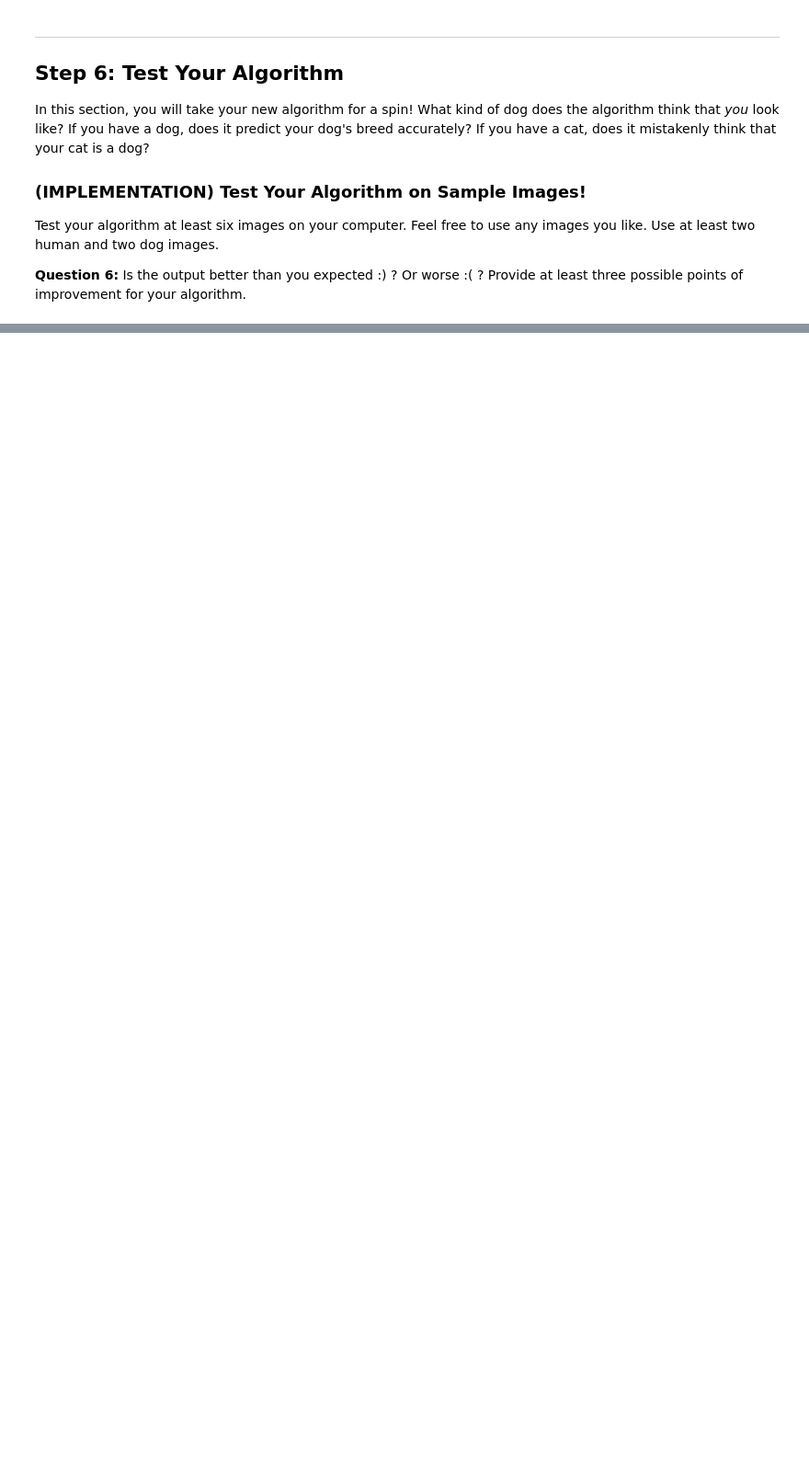
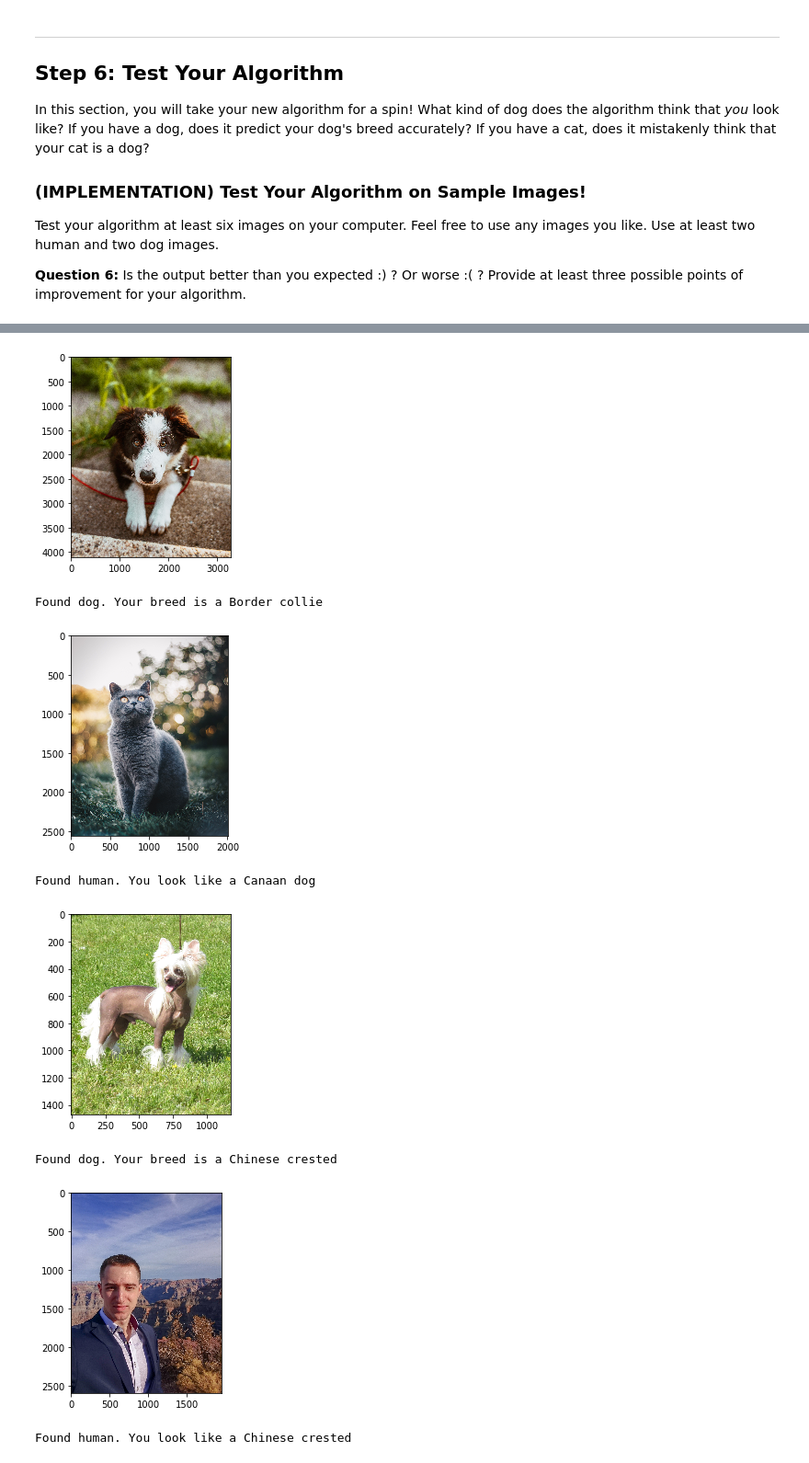
Before and after one commit to awesomner/deep-learning, a Jupyter notebook: project-dog-classifier/dog_app.ipynb, the cells around one changed output, grey strips where cells are left out. Shown at 92% size. Cells and saved outputs as stored; diff of their text form; code cells hidden in the pictures; blank space fills up the shorter version.

```diff
--- a/project-dog-classifier/dog_app.ipynb
+++ b/project-dog-classifier/dog_app.ipynb
@@ -624,8 +727,11 @@ __Answer:__
 Use the next code cell to specify a [loss function](http://pytorch.org/docs/master/nn.html#loss-functions) and [optimizer](http://pytorch.org/docs/master/optim.html).  Save the chosen loss function as `criterion_transfer`, and the optimizer as `optimizer_transfer` below.
 # %%
 criterion_transfer = nn.CrossEntropyLoss()
-optimizer_transfer = optim.SGD(model_transfer.classifier.parameters(), lr=0.1)
+optimizer_transfer = optim.SGD(model_transfer.classifier.parameters(), lr=0.001)
 # %% [markdown]
 ### (IMPLEMENTATION) Train and Validate the Model
 
 Train and validate your model in the code cell below.  [Save the final model parameters](http://pytorch.org/docs/master/notes/serialization.html) at filepath `'model_transfer.pt'`.
+# %%
+# train the model
+model_transfer = train(30, loaders_transfer, model_transfer, optimizer_transfer, criterion_transfer, use_cuda, 'model_transfer.pt')
@@ -632,10 +764,6 @@ Train and validate your model in the code cell below.  [Save the final model par
 # %%
-# train the model
-n_epochs = 20
-model_transfer = train(n_epochs, loaders_transfer, model_transfer, optimizer_transfer, criterion_transfer, use_cuda, 'model_transfer.pt')
-
 # load the model that got the best validation accuracy (uncomment the line below)
-#model_transfer.load_state_dict(torch.load('model_transfer.pt'))
+model_transfer.load_state_dict(torch.load('model_transfer.pt'))
 # %% [markdown]
 ### (IMPLEMENTATION) Test the Model
 
@@ -658,6 +791,9 @@ def predict_breed_transfer(img_path):
     img = Image.open(img_path)
     transform = transforms.Compose([transforms.Resize(255), transforms.CenterCrop(224), transforms.ToTensor()])
     img = transform(img)
+    if use_cuda:
+        model_transfer.cuda()
+        img = img.cuda()
     img = torch.unsqueeze(img, 0)
     output = model_transfer(img)
     _, index = torch.max(output, 1)
@@ -719,8 +873,17 @@ __Answer:__ (Three possible points for improvement)
 # %%
 ## TODO: Execute your algorithm from Step 6 on
 ## at least 6 images on your computer.
 ## Feel free to use as many code cells as needed.
+myImg = np.array(glob("my_images/*"))
 
-## suggested code, below
-for file in np.hstack((human_files[:3], dog_files[:3])):
-    run_app(file)
+for img in myImg:
+    run_app(img)
+# %% [output]
+[figure, added]
+Found dog. Your breed is a Border collie
+[figure, added]
+Found human. You look like a Canaan dog
+[figure, added]
+Found dog. Your breed is a Chinese crested
+[figure, added]
+Found human. You look like a Chinese crested
```
Also changed, not shown: parts of 36 cells of this notebook.
